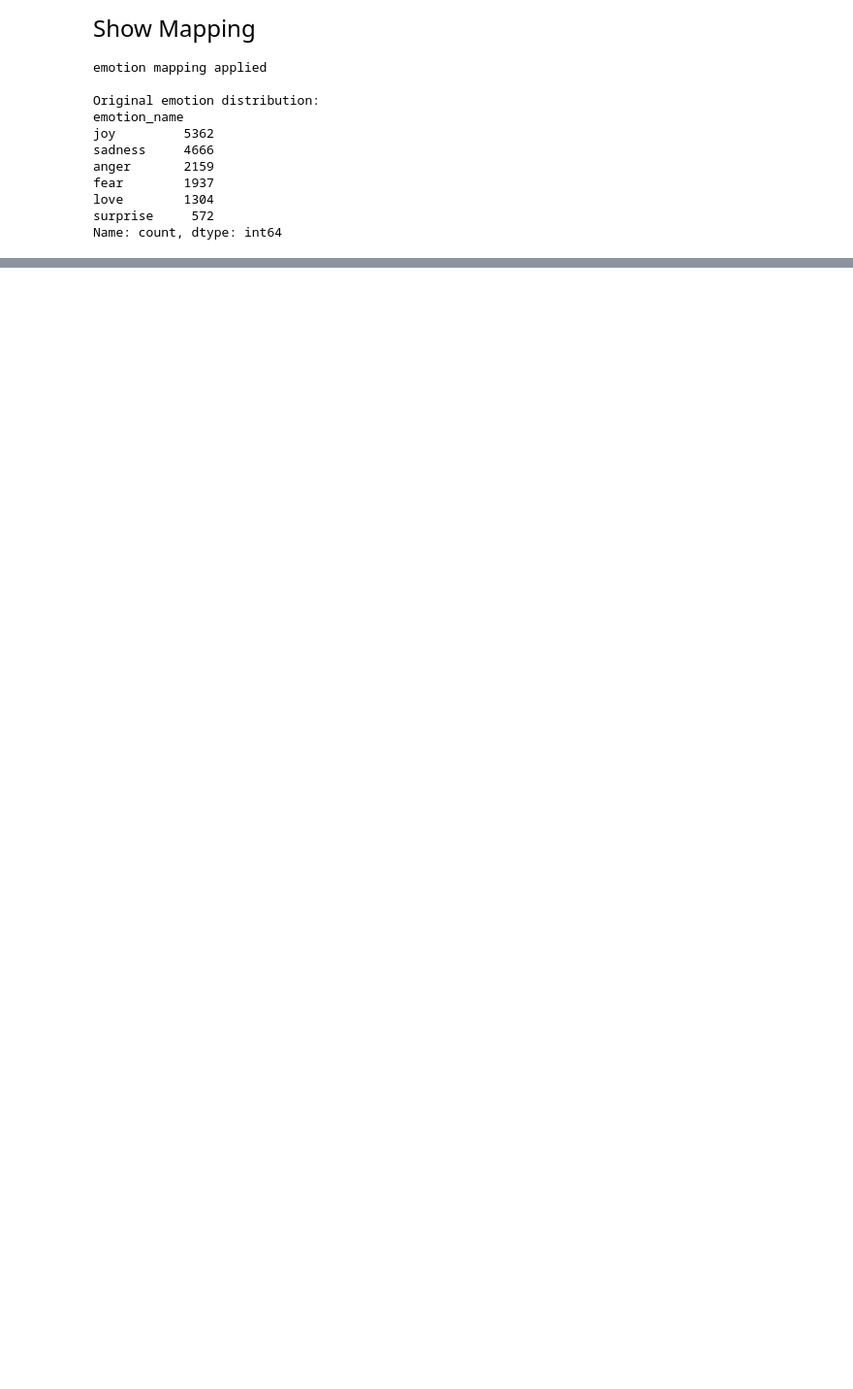
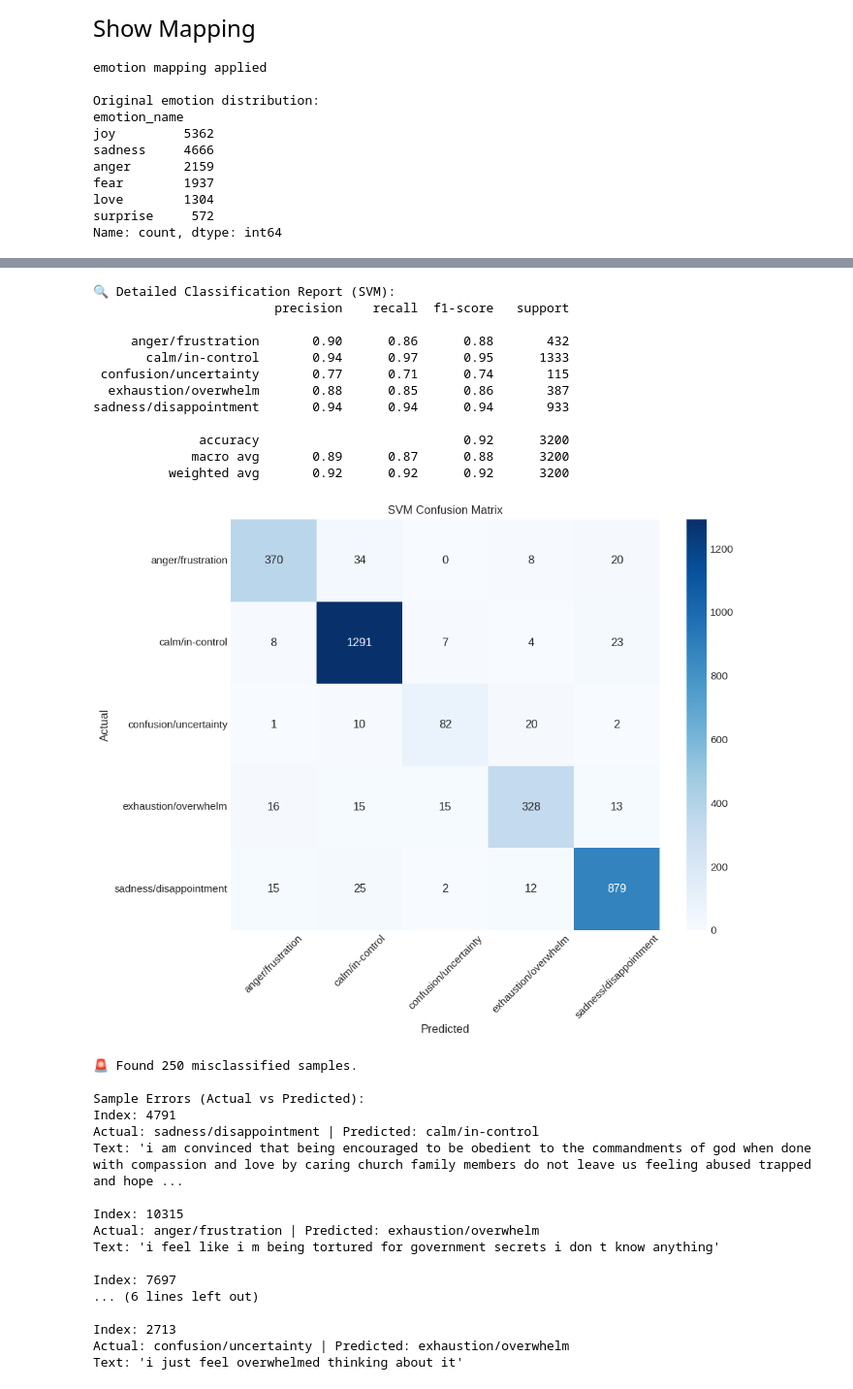
Before and after one commit to LetsgetDangerousX/GenGuardian, a Jupyter notebook: notebooks/ProjectSubmission.ipynb, the cells around one changed output, grey strips where cells are left out. Shown at 97% size. Cells and saved outputs as stored; diff of their text form; code cells hidden in the pictures; blank space fills up the shorter version.

```diff
--- a/notebooks/ProjectSubmission.ipynb
+++ b/notebooks/ProjectSubmission.ipynb
@@ -99,0 +263,73 @@ Name: count, dtype: int64
+# %%
+# Detailed Report for SVM
+print("\n🔍 Detailed Classification Report (SVM):")
+print(classification_report(y_test, svm_preds))
+
+# Confusion Matrix for SVM
+plt.figure(figsize=(10, 8))
+
+
+# Get the sorted list of categories for consistent ordering
+categories = sorted(df['consolidated_emotion'].unique())
+cm_svm = confusion_matrix(y_test, svm_preds, labels=categories)
+sns.heatmap(cm_svm, annot=True, fmt='d', cmap='Blues',
+            xticklabels=categories,
+            yticklabels=categories)
+plt.title('SVM Confusion Matrix')
+plt.xlabel('Predicted')
+plt.ylabel('Actual')
+plt.xticks(rotation=45)
+plt.tight_layout()
+plt.show()
+
+# --- ERROR ANALYSIS FIX ---
+# Create a DataFrame that aligns indices correctly
+error_df = pd.DataFrame({
+    'Actual': y_test,
+    'Predicted': svm_preds,
+    'Text': X_test  # This preserves the original index from the split
+})
+
+# Filter for errors
+errors = error_df[error_df['Actual'] != error_df['Predicted']]
+
+print(f"\n🚨 Found {len(errors)} misclassified samples.")
+print("\nSample Errors (Actual vs Predicted):")
+
+# Show first 5 errors
+for idx, row in errors.head(5).iterrows():
+    # Use .loc with the actual index 'idx'
+    print(f"Index: {idx}")
+    print(f"Actual: {row['Actual']} | Predicted: {row['Predicted']}")
+    print(f"Text: '{row['Text']}'\n")
+# %% [output]
+🔍 Detailed Classification Report (SVM):
+                        precision    recall  f1-score   support
+
+     anger/frustration       0.90      0.86      0.88       432
+       calm/in-control       0.94      0.97      0.95      1333
+ confusion/uncertainty       0.77      0.71      0.74       115
+  exhaustion/overwhelm       0.88      0.85      0.86       387
+sadness/disappointment       0.94      0.94      0.94       933
+
+              accuracy                           0.92      3200
+             macro avg       0.89      0.87      0.88      3200
+          weighted avg       0.92      0.92      0.92      3200
+[figure, added]
+🚨 Found 250 misclassified samples.
+
+Sample Errors (Actual vs Predicted):
+Index: 4791
+Actual: sadness/disappointment | Predicted: calm/in-control
+Text: 'i am convinced that being encouraged to be obedient to the commandments of god when done with compassion and love by caring church family members do not leave us feeling abused trapped and hope ...
+
+Index: 10315
+Actual: anger/frustration | Predicted: exhaustion/overwhelm
+Text: 'i feel like i m being tortured for government secrets i don t know anything'
+
+Index: 7697
+... (6 lines left out)
+
+Index: 2713
+Actual: confusion/uncertainty | Predicted: exhaustion/overwhelm
+Text: 'i just feel overwhelmed thinking about it'
```
Also changed, not shown: parts of 9 cells of this notebook, 1 other file.
